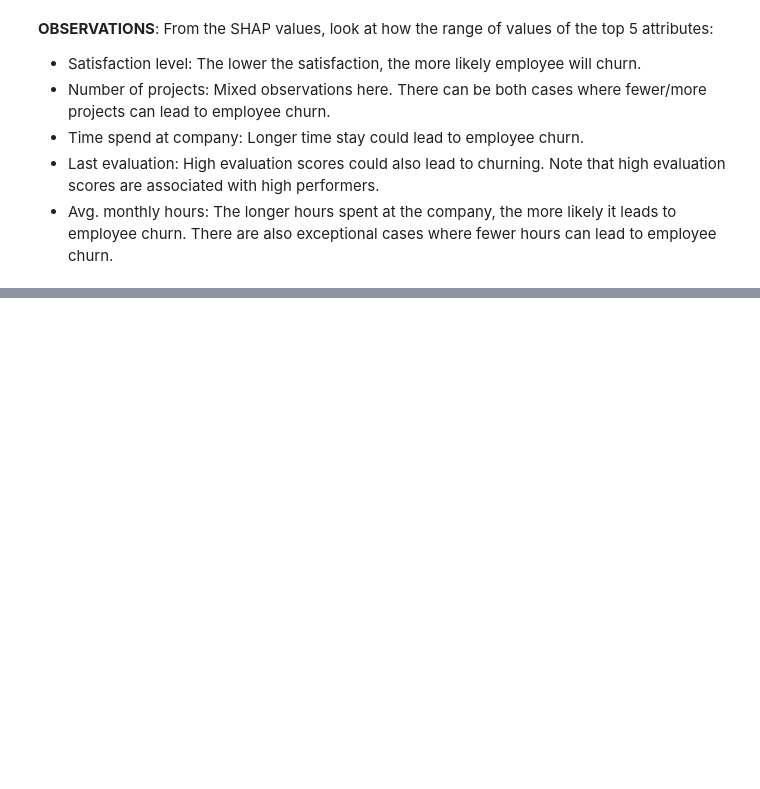
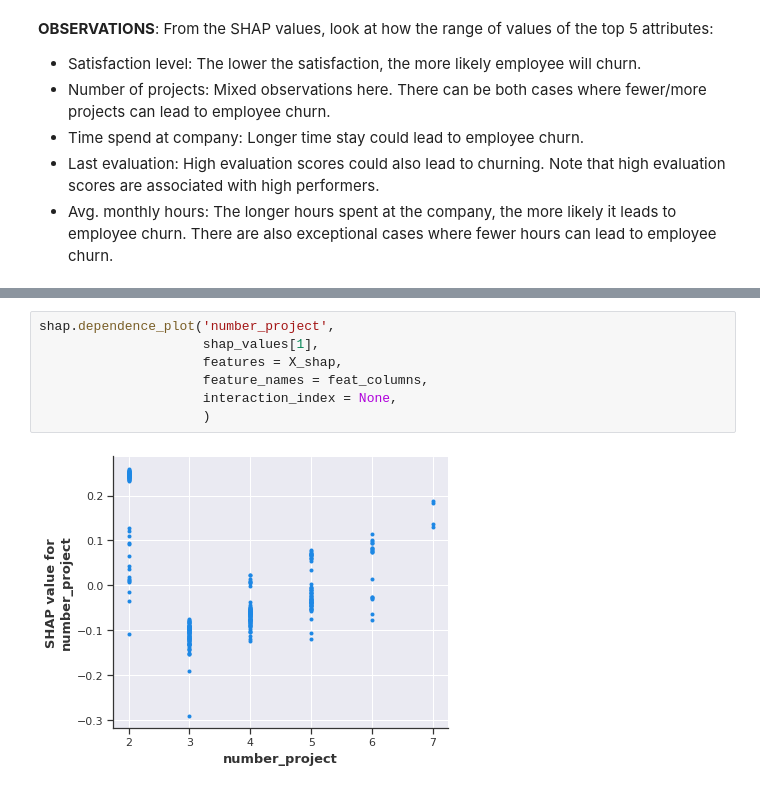
Before and after one commit to anthonyckleung/HR-Churn-Analysis, a Jupyter notebook: hr_churn_classification.ipynb, the cells around one changed output, grey strips where cells are left out. Cells and saved outputs as stored; diff of their text form; blank space fills up the shorter version.

```diff
--- a/hr_churn_classification.ipynb
+++ b/hr_churn_classification.ipynb
@@ -297,0 +314,9 @@ shap.summary_plot(shap_values[1],
+# %%
+shap.dependence_plot('number_project',
+                     shap_values[1],
+                     features = X_shap,
+                     feature_names = feat_columns,
+                     interaction_index = None,
+                     )
+# %% [output]
+[figure, added]
```
Also changed, not shown: parts of 8 cells of this notebook.
